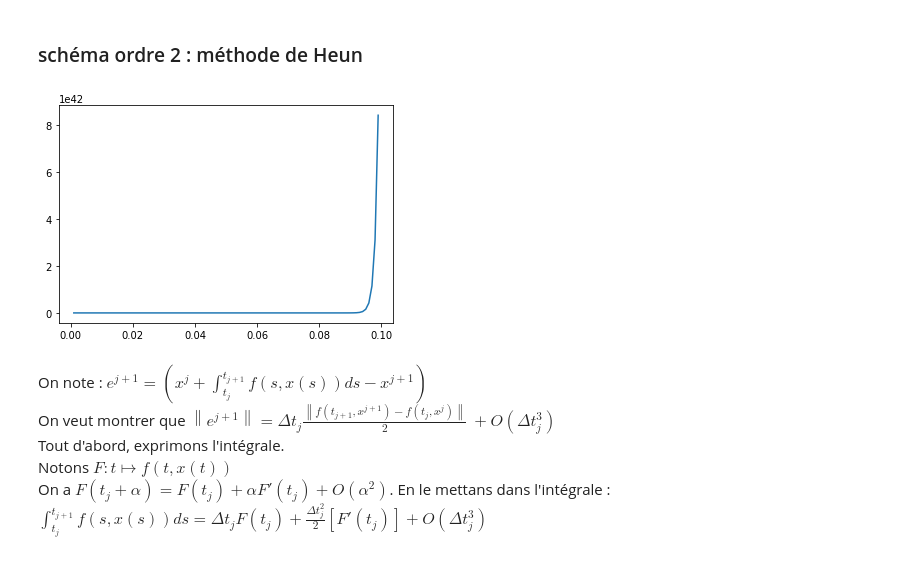
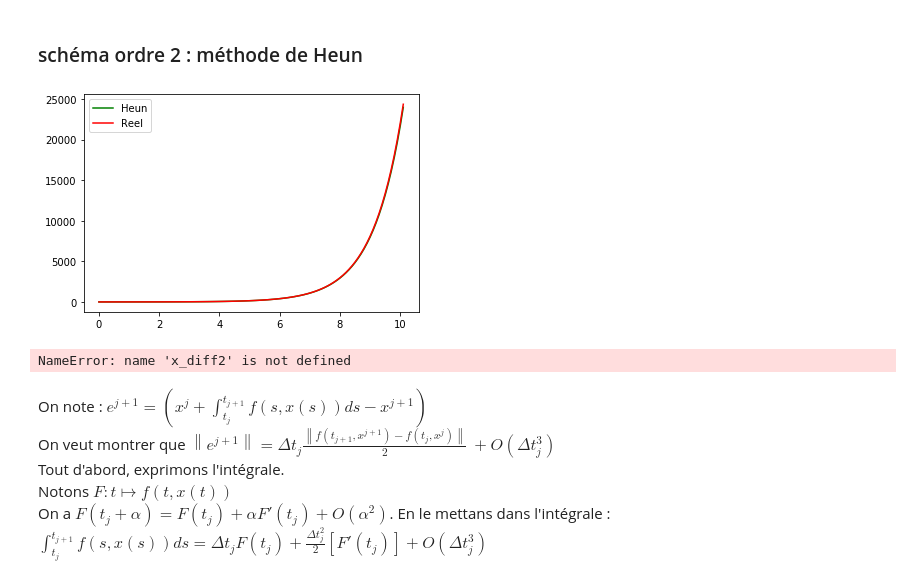
Before and after one commit to florent-escribe/projet-math-info-2, a Jupyter notebook: Untitled.ipynb, the cells around one changed output. Drawn from its saved outputs; the diff is of its cells as text; code cells hidden in the pictures.

```diff
--- a/Untitled.ipynb
+++ b/Untitled.ipynb
@@ -54,38 +58,27 @@ l'écart à la réaltité est fonction exponentielle de dt.
 # %%
 def heun_ordre_2 (f,x0,dt):
     x=[x0]
-    t=[0]
-    for i in range (1000):
-        t.append(t[i]+dt)
-        x.append(x[i] + 0.5*dt* (f(t[i],x[i]) + f(t[i+1],x[i]+dt*f(t[i],x[i]))))
-    return t,x
+    T=[0]
+    t=0
+    i=0
+    while t <= 10:
+        T.append(t+dt)
+        x.append(x[i] + 0.5*dt* (f(t,x[i]) + f(t + dt,x[i]+dt*f(t,x[i]))))
+        t += dt
+        i += 1
+    return T,x
 # %%
-#x_diff2=[]
-#T=[]
-
-for dt in range (1,100):
-    t,x_heun=heun_ordre_2(f,1,dt/1000)
-    x_exp=np.exp(t)
-    x_diff2.append(np.abs(x_heun[-1] - x_exp[-1]))
-    T.append(dt/1000)
-
-#plt.plot(t,x_euler)
-#plt.plot(t,x_exp,color='red')
-#plt.plot(T,x_diff2,color='green')
-dif = [x_diff1[i]-x_diff2[i] for i in range(len(x_diff1))]
-
-plt.plot(T,dif)
-plt.title('Différence des deux méthodes')
+t,x_heun = heun_ordre_2(f,1,0.1)
+x_exp = np.exp(t)
+plt.plot(t,x_heun,color='green',label = 'Heun')
+plt.plot(t,x_exp,color='red',label = 'Reel')
+plt.legend()
 plt.show()
-
-
-
-
 #t,x_heun=heun_ordre_2(f,1,.2)
 #x_exp=np.exp(t)
 
 #plt.plot(t,x_heun)
 #plt.plot(t,x_exp,color='red')
 #plt.show()
 # %% [output]
-[figure, old version]
+[figure, new version]
@@ -92,3 +100,10 @@ plt.show()
+# %%
+dif = [x_diff1[i]-x_diff2[i] for i in range(len(x_diff1))]
+plt.plot(T,dif)
+plt.title('Différence des deux méthodes')
+plt.show()
+# %% [output]
+NameError: name 'x_diff2' is not defined
 # %% [markdown]
 On note :  $e^{j+1} = \left(  x^{j} + \int_{t_j}^{t_{j+1}} f(s,x(s)) ds - x^{j+1} \right) $ \
 On veut montrer que $ \left\| e^{j+1} \right\| =\Delta t_{j}  \frac{\left\|f(t_{j+1}, x^{j+1})-f(t_{j},  x^{j})\right\|}{2}\ + O(\Delta t_{j}^{3}) $ \
```
Also changed, not shown: parts of 5 cells of this notebook.
